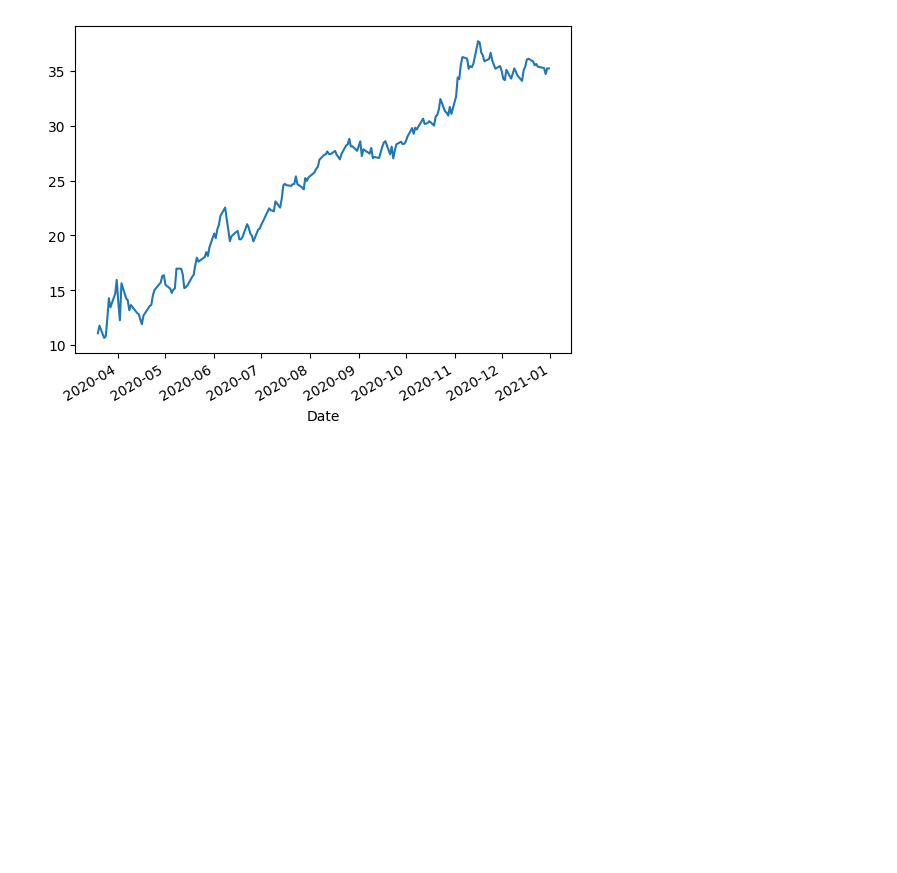
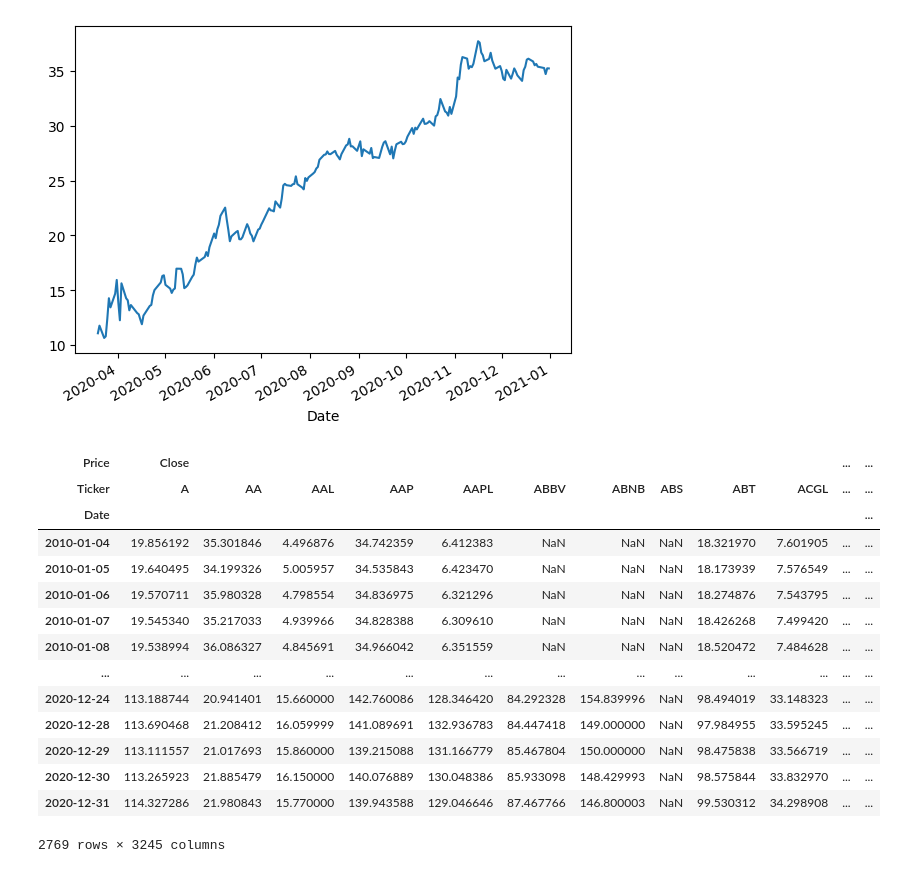
Before and after one commit to JamieW365/trading_algos, a Jupyter notebook: notebooks/data processing/identifying_outliers.ipynb, the cells around one changed output. Saved outputs shown, nothing was run; the diff lists cells and outputs as text; code cells hidden in the pictures; blank space fills up the shorter version.

Commit message:
attempting to identify tickers with intermittent data

```diff
--- a/notebooks/data processing/identifying_outliers.ipynb
+++ b/notebooks/data processing/identifying_outliers.ipynb
@@ -354,3 +354,21 @@ df_stocks.Close['CARR'].plot()
 # %% [output]
 <Axes: xlabel='Date'>
 [figure]
+# %%
+df_stocks
+# %% [output]
+| Price | Close |  |  |  |  |  |  |  |  |  | ... | ... |
+| Ticker | A | AA | AAL | AAP | AAPL | ABBV | ABNB | ABS | ABT | ACGL | ... | ... |
+| Date |  |  |  |  |  |  |  |  |  |  |  | ... |
+| 2010-01-04 | 19.856192 | 35.301846 | 4.496876 | 34.742359 | 6.412383 | NaN | NaN | NaN | 18.321970 | 7.601905 | ... | ... |
+| 2010-01-05 | 19.640495 | 34.199326 | 5.005957 | 34.535843 | 6.423470 | NaN | NaN | NaN | 18.173939 | 7.576549 | ... | ... |
+| 2010-01-06 | 19.570711 | 35.980328 | 4.798554 | 34.836975 | 6.321296 | NaN | NaN | NaN | 18.274876 | 7.543795 | ... | ... |
+| 2010-01-07 | 19.545340 | 35.217033 | 4.939966 | 34.828388 | 6.309610 | NaN | NaN | NaN | 18.426268 | 7.499420 | ... | ... |
+| 2010-01-08 | 19.538994 | 36.086327 | 4.845691 | 34.966042 | 6.351559 | NaN | NaN | NaN | 18.520472 | 7.484628 | ... | ... |
+| ... | ... | ... | ... | ... | ... | ... | ... | ... | ... | ... | ... | ... |
+| 2020-12-24 | 113.188744 | 20.941401 | 15.660000 | 142.760086 | 128.346420 | 84.292328 | 154.839996 | NaN | 98.494019 | 33.148323 | ... | ... |
+| 2020-12-28 | 113.690468 | 21.208412 | 16.059999 | 141.089691 | 132.936783 | 84.447418 | 149.000000 | NaN | 97.984955 | 33.595245 | ... | ... |
+| 2020-12-29 | 113.111557 | 21.017693 | 15.860000 | 139.215088 | 131.166779 | 85.467804 | 150.000000 | NaN | 98.475838 | 33.566719 | ... | ... |
+| 2020-12-30 | 113.265923 | 21.885479 | 16.150000 | 140.076889 | 130.048386 | 85.933098 | 148.429993 | NaN | 98.575844 | 33.832970 | ... | ... |
+| 2020-12-31 | 114.327286 | 21.980843 | 15.770000 | 139.943588 | 129.046646 | 87.467766 | 146.800003 | NaN | 99.530312 | 34.298908 | ... | ... |
+2769 rows × 3245 columns
```
Also changed, not shown: parts of 10 cells of this notebook.
